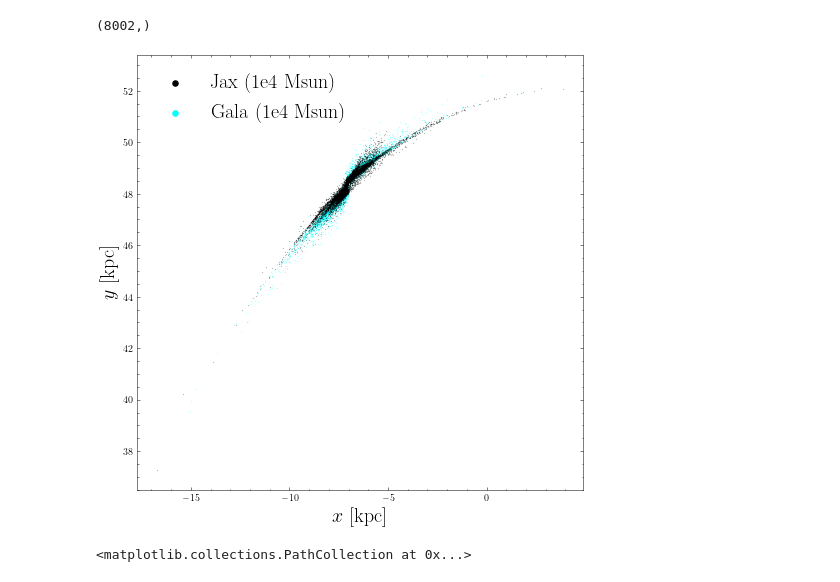
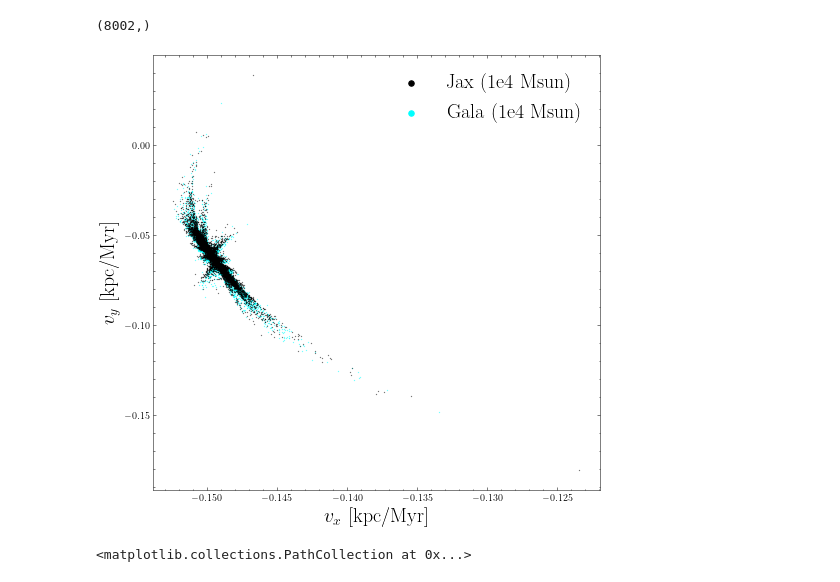
Before and after one commit to GalacticDynamics/galax, a Jupyter notebook: stream_integrator_static_time_dep.ipynb, the cells around one changed output. Saved outputs shown, nothing was run; the diff lists cells and outputs as text; code cells hidden in the pictures.

```diff
--- a/stream_integrator_static_time_dep.ipynb
+++ b/stream_integrator_static_time_dep.ipynb
@@ -637,20 +725,21 @@ stream.x.shape
 # %%
 fig, ax = plt.subplots(1,1)
 fig.set_size_inches(8,8)
-s = 0.01
-ax.scatter(lead_arm[:,0],lead_arm[:,1],s=s,zorder=2,color='k',label='Jax (1e4 Msun)')
-ax.scatter(trail_arm[:,0],trail_arm[:,1],s=s,zorder=2,color='k')
+s = 0.05
+ax.scatter(lead_arm[:,3],lead_arm[:,4],s=s,zorder=2,color='k',label='Jax (1e4 Msun)',rasterized=True)
+ax.scatter(trail_arm[:,3],trail_arm[:,4],s=s,zorder=2,color='k',rasterized=True)
 
-ax.scatter(stream.x,stream.y,s=s,color='cyan',label='Gala (1e4 Msun)')
+ax.scatter(stream.v_x,stream.v_y,s=s,color='cyan',label='Gala (1e4 Msun)',rasterized=True)
 lgnd=ax.legend(fontsize=20)
 lgnd.legendHandles[0]._sizes = [30]
 lgnd.legendHandles[1]._sizes = [30]
-ax.set_xlabel('$x$ [kpc]',fontsize=20)
-ax.set_ylabel('$y$ [kpc]',fontsize=20)
+ax.set_xlabel('$v_x$ [kpc/Myr]',fontsize=20)
+ax.set_ylabel('$v_y$ [kpc/Myr]',fontsize=20)
 
 #####plt.savefig('FurtherTuned_jaxvgala_mockstream_Samemasses.pdf',bbox_inches='tight')
+#plt.savefig('alignment_jax_galavxvy.pdf',bbox_inches='tight')
 # %% [output]
-[figure, old version]
+[figure, new version]
 # %%
 #plt.plot(gala_orb.x,gala_orb.y,color='r')
 plt.scatter(lead_arm[:,0],lead_arm[:,1],s=.01,zorder=2)
```
Also changed, not shown: parts of 9 cells of this notebook.
